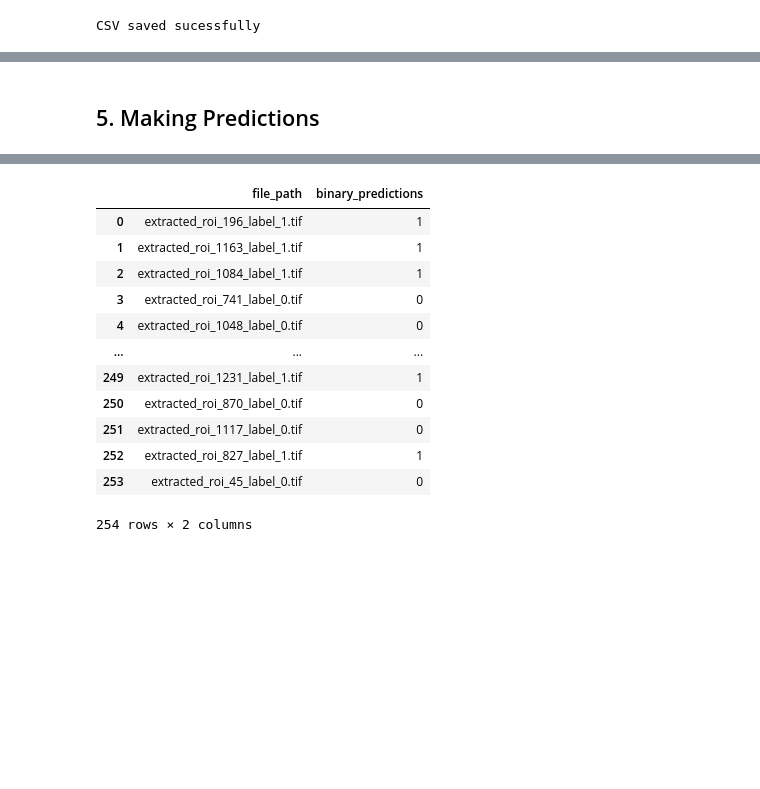
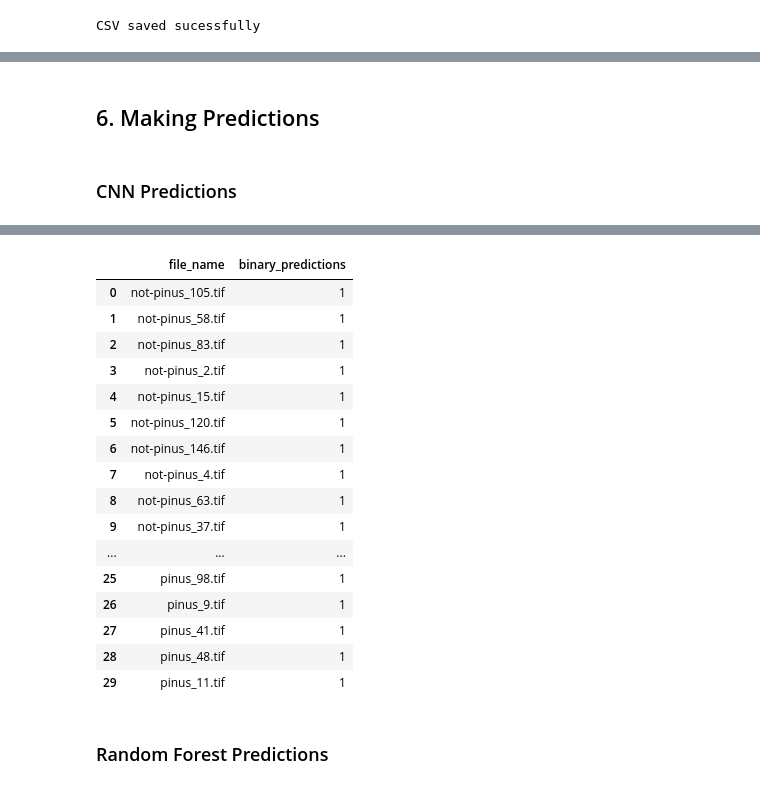
Before and after one commit to Dreyyyyy/IC, a Jupyter notebook: satelite/cnn.ipynb, the cells around one changed output, grey strips where cells are left out. Saved outputs shown, nothing was run; the diff lists cells and outputs as text; code cells hidden in the pictures; blank space fills up the shorter version.

```diff
--- a/satelite/cnn.ipynb
+++ b/satelite/cnn.ipynb
@@ -124,7 +141,13 @@ Validation DataFrame:
 csv_filepath = '/home/shuruyi/Documents/qgis/google_satelite/test_labels.csv'
 
 # Extract labels from file names
-test_labels = [int(file.split('_label_')[-1].split('.')[0]) for file in test_files]
+# test_labels = [int(file.split('_label_')[-1].split('.')[0]) for file in test_files]
+test_labels = []
+for file in test_files:
+    if file.startswith('not-pinus'):
+        test_labels.append(0)
+    else:
+        test_labels.append(1)
 
 # Add the column label to the test_df
 test_df['labels'] = test_labels
@@ -232,6 +464,6 @@ Validation Accuracy: [0.8520833253860474, 0.8833333253860474, 0.8604166507720947
 # %%
 # Load the model
-model = load_model('/content/drive/MyDrive/IC/best_model.h5')
+model = load_model('./IC/satelite/best_model.h5')
 # %%
 # Verify the model
 print(model.summary())
@@ -238,8 +488,13 @@ print(model.summary())
 # %% [markdown]
-## 5. Making Predictions
+## 6. Making Predictions
+# %% [markdown]
+### CNN Predictions
 # %%
-# Get list of all .tif files in the test folder
-test_image_files = [os.path.join(test, f) for f in os.listdir(test) if f.endswith('.tif')]
+# Get list of all .tif files in the 'pinus' and 'not-pinus' subfolders
+test_image_files = [os.path.join(test, folder, f)
+                    for folder in ['pinus', 'not-pinus']
+                    for f in os.listdir(os.path.join(test, folder))
+                    if f.endswith('.tif')]
 
 # Prepare data for testing
 test_images = []
@@ -263,8 +518,8 @@ binary_predictions_df = pd.DataFrame(binary_predictions, columns=['binary_predic
 binary_predictions_df
 
 # Concatenate test_df file names with binary_predictions
-pred_df = pd.concat([test_df.file_path, binary_predictions_df], axis=1)
+cnn_pred_df = pd.concat([test_df.file_name, binary_predictions_df], axis=1)
 
 # Print the pred_df
-pred_df
+cnn_pred_df
 # %% [output]
@@ -272,13 +528,19 @@ pred_df
-|  | file_path | binary_predictions |
-| 0 | extracted_roi_196_label_1.tif | 1 |
-| 1 | extracted_roi_1163_label_1.tif | 1 |
-| 2 | extracted_roi_1084_label_1.tif | 1 |
-| 3 | extracted_roi_741_label_0.tif | 0 |
-| 4 | extracted_roi_1048_label_0.tif | 0 |
+|  | file_name | binary_predictions |
+| 0 | not-pinus_105.tif | 1 |
+| 1 | not-pinus_58.tif | 1 |
+| 2 | not-pinus_83.tif | 1 |
+| 3 | not-pinus_2.tif | 1 |
+| 4 | not-pinus_15.tif | 1 |
+| 5 | not-pinus_120.tif | 1 |
+| 6 | not-pinus_146.tif | 1 |
+| 7 | not-pinus_4.tif | 1 |
+| 8 | not-pinus_63.tif | 1 |
+| 9 | not-pinus_37.tif | 1 |
 | ... | ... | ... |
-| 249 | extracted_roi_1231_label_1.tif | 1 |
-| 250 | extracted_roi_870_label_0.tif | 0 |
-| 251 | extracted_roi_1117_label_0.tif | 0 |
-| 252 | extracted_roi_827_label_1.tif | 1 |
-| 253 | extracted_roi_45_label_0.tif | 0 |
+| 25 | pinus_98.tif | 1 |
+| 26 | pinus_9.tif | 1 |
+| 27 | pinus_41.tif | 1 |
+| 28 | pinus_48.tif | 1 |
+| 29 | pinus_11.tif | 1 |
-254 rows × 2 columns
+# %% [markdown]
+### Random Forest Predictions
```
Also changed, not shown: parts of 32 cells of this notebook.
